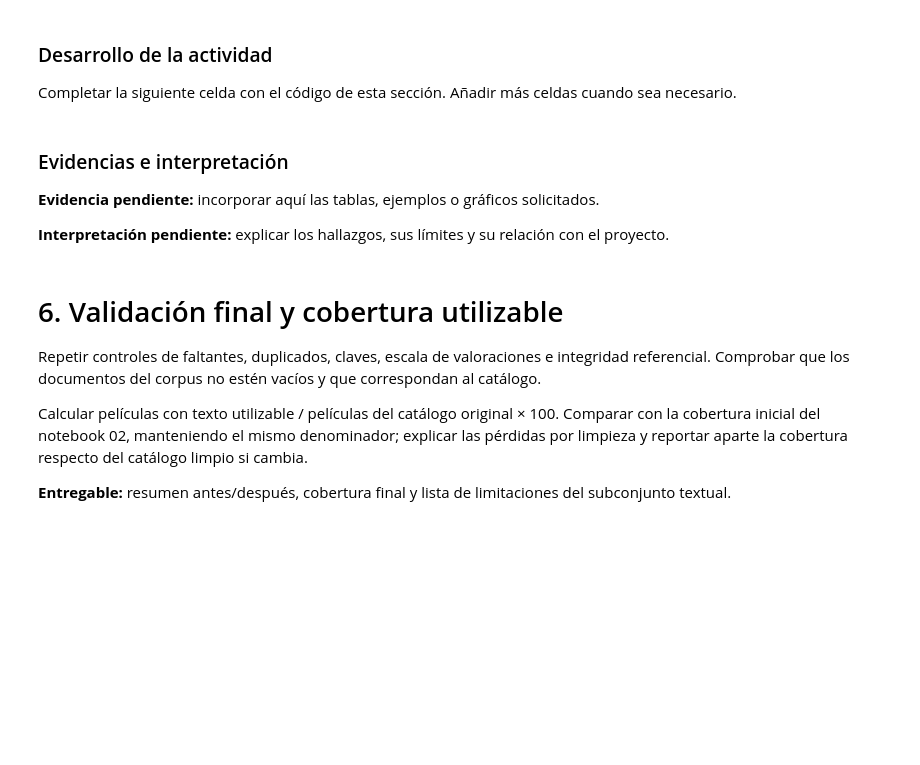
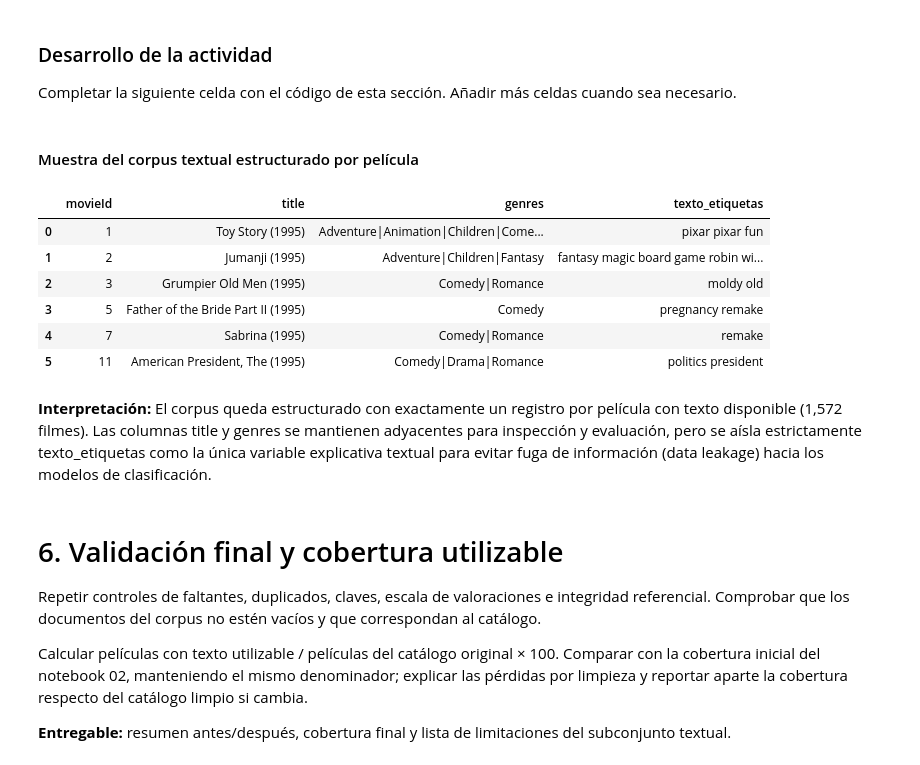
Before and after one commit to MarcoGhoul/CC219-TP-TF-2026-2-CC92, a Jupyter notebook: code/03_preprocesamiento.ipynb, the cells around one changed output. Drawn from its saved outputs; the diff is of its cells as text; code cells hidden in the pictures; blank space fills up the shorter version.

Commit message:
Frank: implementacion completa de preprocesamiento, normalizacion y corpus en 03_preprocesamiento.ipynb

```diff
--- a/code/03_preprocesamiento.ipynb
+++ b/code/03_preprocesamiento.ipynb
@@ -133,12 +349,36 @@ Conservar la tabla de eventos de etiquetas por separado: el corpus agregado por
 ### Desarrollo de la actividad
 
 Completar la siguiente celda con el código de esta sección. Añadir más celdas cuando sea necesario.
+# %%
+# Agrupar ordenadamente por movieId
+corpus_agg = (
+    tags_limpio.groupby('movieId')['tag_normalizada']
+    .apply(lambda s: ' '.join(s))
+    .reset_index()
+)
+corpus_agg.rename(columns={'tag_normalizada': 'texto_etiquetas'}, inplace=True)
+
+# Cruzar con catalogo de películas (sin incluir genres en el texto de entrada)
+corpus_peliculas = movies_limpio.merge(corpus_agg, on='movieId', how='inner')
+
+assert corpus_peliculas['movieId'].is_unique, (
+    'Hay duplicados de película en el corpus.'
+)
+mostrar_tabla(
+    'Muestra del corpus textual estructurado por película',
+    corpus_peliculas.head(6),
+)
+# %% [output]
+#### Muestra del corpus textual estructurado por película
+|  | movieId | title | genres | texto_etiquetas |
+| 0 | 1 | Toy Story (1995) | Adventure|Animation|Children|Come... | pixar pixar fun |
+| 1 | 2 | Jumanji (1995) | Adventure|Children|Fantasy | fantasy magic board game robin wi... |
+| 2 | 3 | Grumpier Old Men (1995) | Comedy|Romance | moldy old |
+| 3 | 5 | Father of the Bride Part II (1995) | Comedy | pregnancy remake |
+| 4 | 7 | Sabrina (1995) | Comedy|Romance | remake |
+| 5 | 11 | American President, The (1995) | Comedy|Drama|Romance | politics president |
 # %% [markdown]
-### Evidencias e interpretación
-
-**Evidencia pendiente:** incorporar aquí las tablas, ejemplos o gráficos solicitados.
-
-**Interpretación pendiente:** explicar los hallazgos, sus límites y su relación con el proyecto.
+**Interpretación:** El corpus queda estructurado con exactamente un registro por película con texto disponible (1,572 filmes). Las columnas title y genres se mantienen adyacentes para inspección y evaluación, pero se aísla estrictamente texto_etiquetas como la única variable explicativa textual para evitar fuga de información (data leakage) hacia los modelos de clasificación.
 # %% [markdown]
 # 6. Validación final y cobertura utilizable
 
```
Also changed, not shown: parts of 14 cells of this notebook.
